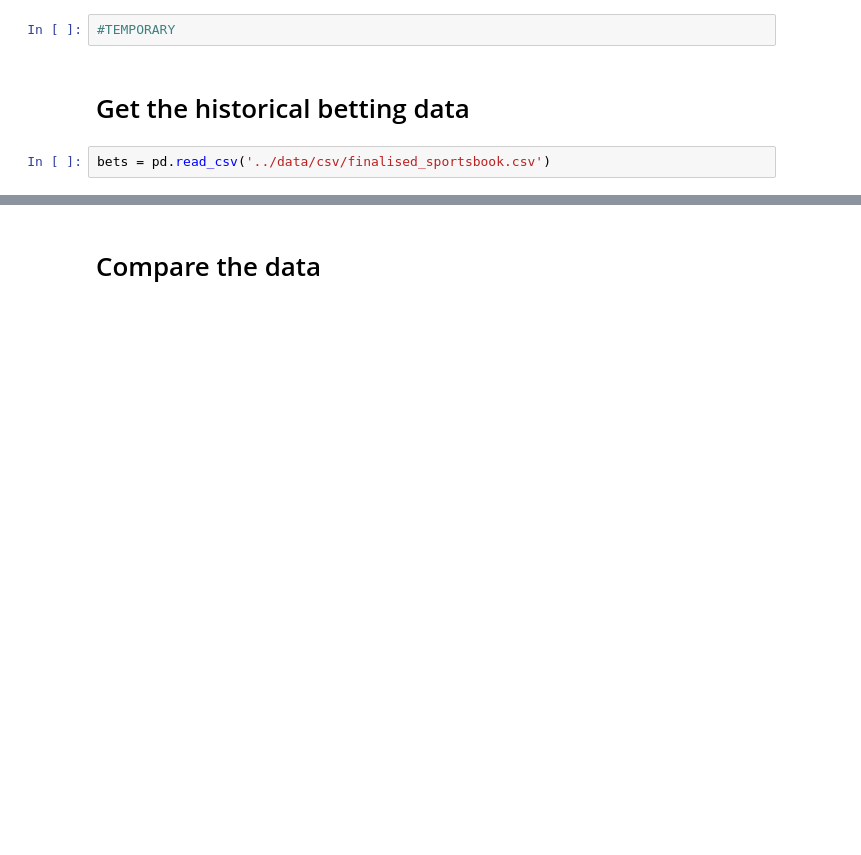
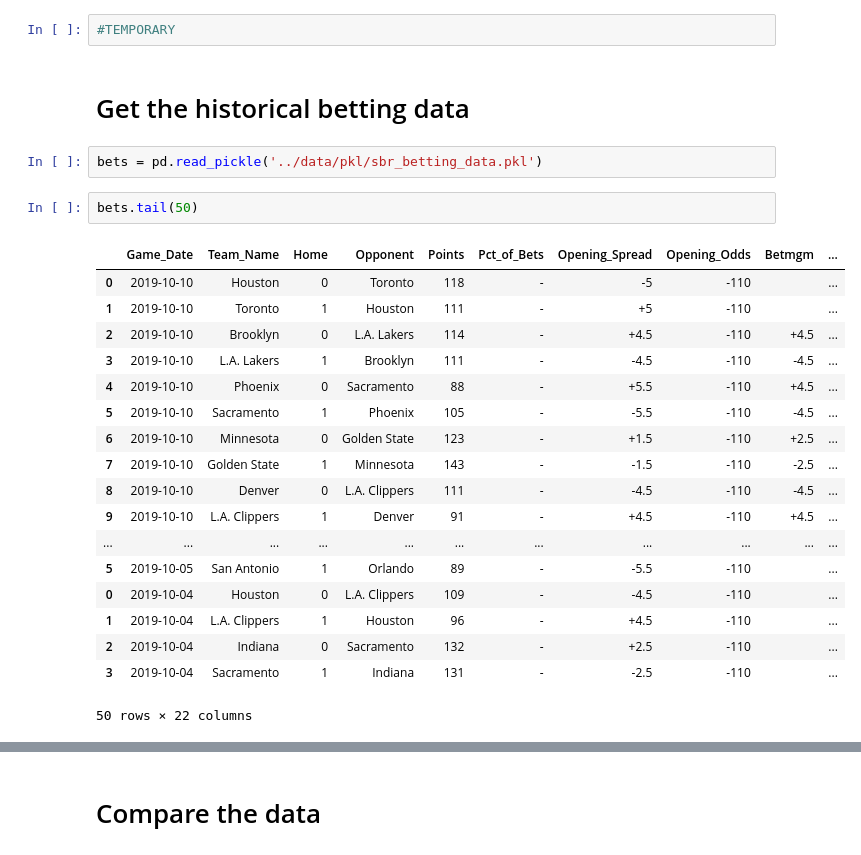
Before and after one commit to alecmatt5/nba_betting_analysis, a Jupyter notebook: backend/notebooks/secondary_model_alec.ipynb, the cells around one changed output, grey strips where cells are left out. Drawn from its saved outputs; the diff is of its cells as text; blank space fills up the shorter version.

Commit message:
added scraped betting data to pkl

```diff
--- a/backend/notebooks/secondary_model_alec.ipynb
+++ b/backend/notebooks/secondary_model_alec.ipynb
@@ -7,5 +7,26 @@ import pandas as pd
 # %% [markdown]
 # Get the historical betting data
 # %%
-bets = pd.read_csv('../data/csv/finalised_sportsbook.csv')
+bets = pd.read_pickle('../data/pkl/sbr_betting_data.pkl')
+# %%
+bets.tail(50)
+# %% [output]
+|  | Game_Date | Team_Name | Home | Opponent | Points | Pct_of_Bets | Opening_Spread | Opening_Odds | Betmgm | ... |
+| 0 | 2019-10-10 | Houston | 0 | Toronto | 118 | - | -5 | -110 |  | ... |
+| 1 | 2019-10-10 | Toronto | 1 | Houston | 111 | - | +5 | -110 |  | ... |
+| 2 | 2019-10-10 | Brooklyn | 0 | L.A. Lakers | 114 | - | +4.5 | -110 | +4.5 | ... |
+| 3 | 2019-10-10 | L.A. Lakers | 1 | Brooklyn | 111 | - | -4.5 | -110 | -4.5 | ... |
+| 4 | 2019-10-10 | Phoenix | 0 | Sacramento | 88 | - | +5.5 | -110 | +4.5 | ... |
+| 5 | 2019-10-10 | Sacramento | 1 | Phoenix | 105 | - | -5.5 | -110 | -4.5 | ... |
+| 6 | 2019-10-10 | Minnesota | 0 | Golden State | 123 | - | +1.5 | -110 | +2.5 | ... |
+| 7 | 2019-10-10 | Golden State | 1 | Minnesota | 143 | - | -1.5 | -110 | -2.5 | ... |
+| 8 | 2019-10-10 | Denver | 0 | L.A. Clippers | 111 | - | -4.5 | -110 | -4.5 | ... |
+| 9 | 2019-10-10 | L.A. Clippers | 1 | Denver | 91 | - | +4.5 | -110 | +4.5 | ... |
+| ... | ... | ... | ... | ... | ... | ... | ... | ... | ... | ... |
+| 5 | 2019-10-05 | San Antonio | 1 | Orlando | 89 | - | -5.5 | -110 |  | ... |
+| 0 | 2019-10-04 | Houston | 0 | L.A. Clippers | 109 | - | -4.5 | -110 |  | ... |
+| 1 | 2019-10-04 | L.A. Clippers | 1 | Houston | 96 | - | +4.5 | -110 |  | ... |
+| 2 | 2019-10-04 | Indiana | 0 | Sacramento | 132 | - | +2.5 | -110 |  | ... |
+| 3 | 2019-10-04 | Sacramento | 1 | Indiana | 131 | - | -2.5 | -110 |  | ... |
+50 rows × 22 columns
 # %%
```
Also changed, not shown: parts of 1 cell of this notebook, 1 other file.
